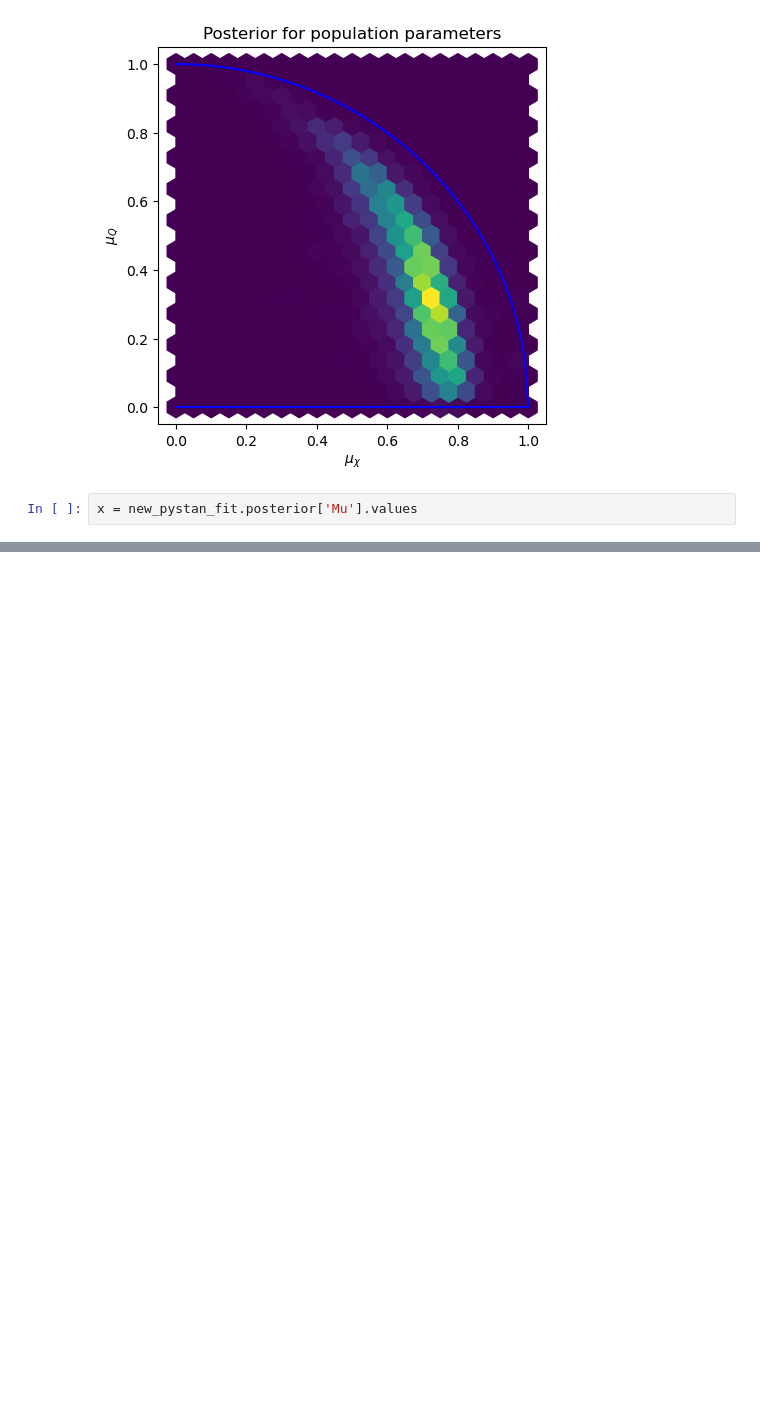
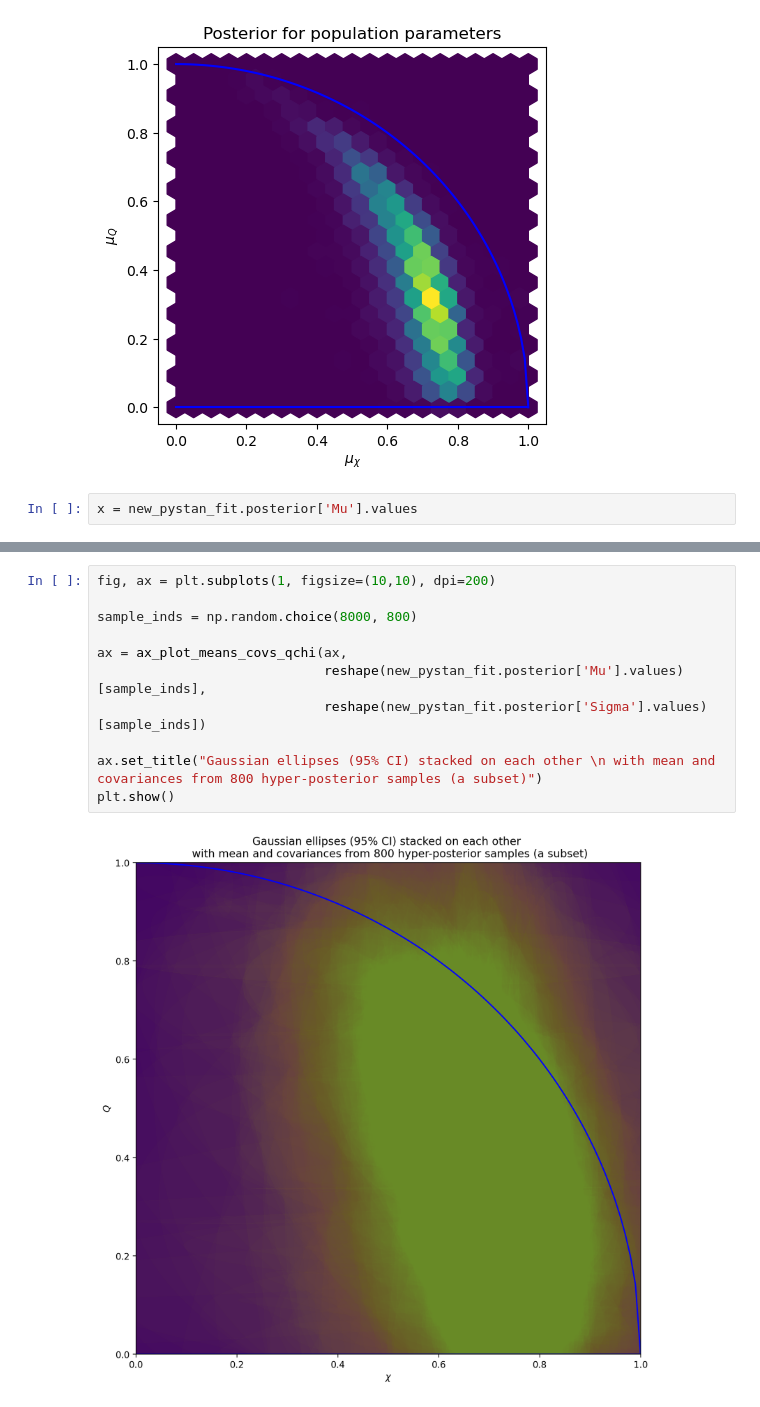
Before and after one commit to Potatoasad/charged-ringdown-analysis-tools, a Jupyter notebook: testing/PyStanCode.ipynb, the cells around one changed output, grey strips where cells are left out. Drawn from its saved outputs; the diff is of its cells as text; blank space fills up the shorter version.

```diff
--- a/testing/PyStanCode.ipynb
+++ b/testing/PyStanCode.ipynb
@@ -127,0 +199,13 @@ tuple((2,3))
+# %%
+fig, ax = plt.subplots(1, figsize=(10,10), dpi=200)
+
+sample_inds = np.random.choice(8000, 800)
+
+ax = ax_plot_means_covs_qchi(ax,
+                             reshape(new_pystan_fit.posterior['Mu'].values)[sample_inds],
+                             reshape(new_pystan_fit.posterior['Sigma'].values)[sample_inds])
+
+ax.set_title("Gaussian ellipses (95% CI) stacked on each other \n with mean and covariances from 800 hyper-posterior samples (a subset)")
+plt.show()
+# %% [output]
+[figure, added]
```
Also changed, not shown: parts of 14 cells of this notebook, 8 other files.
